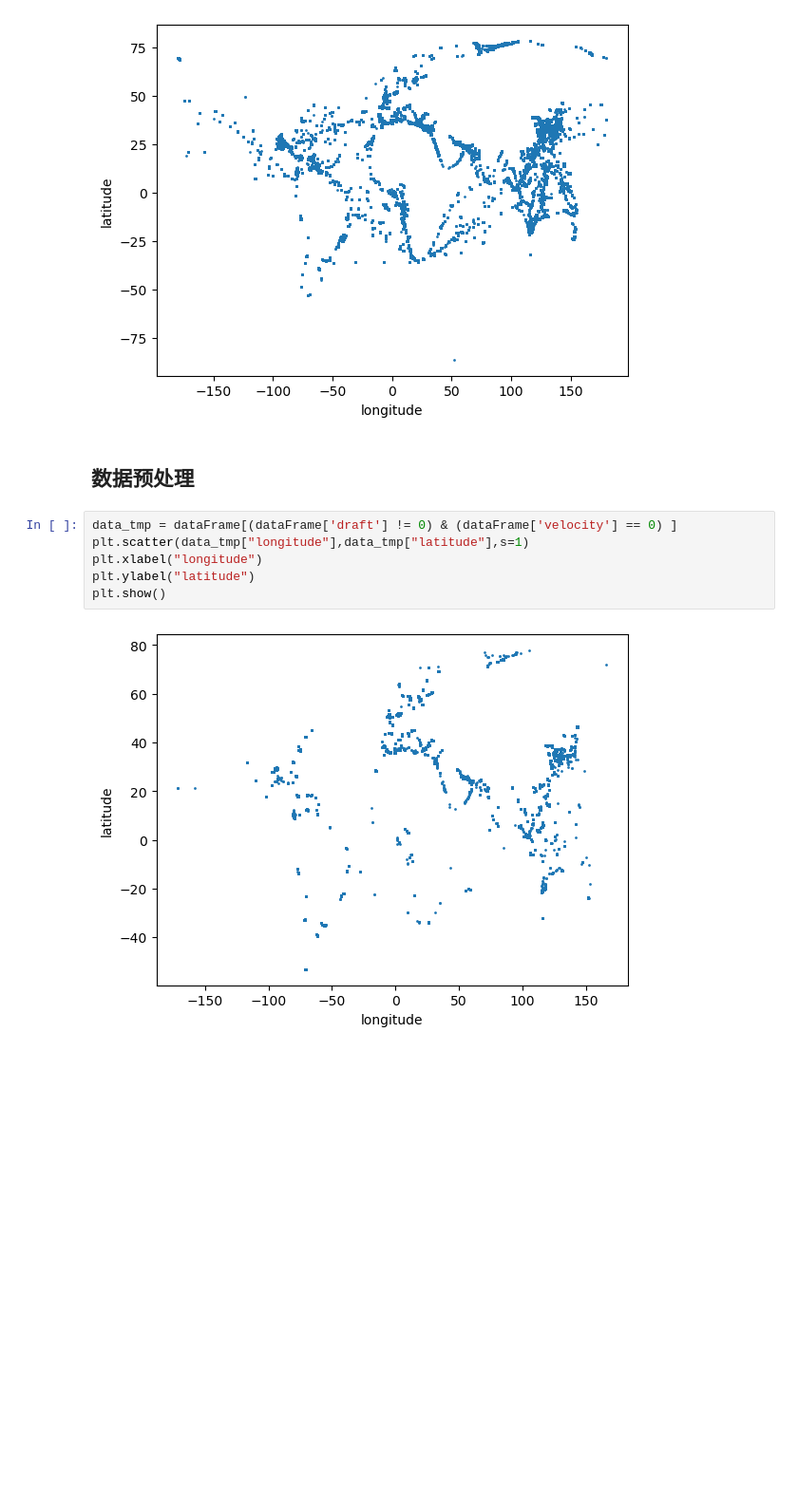
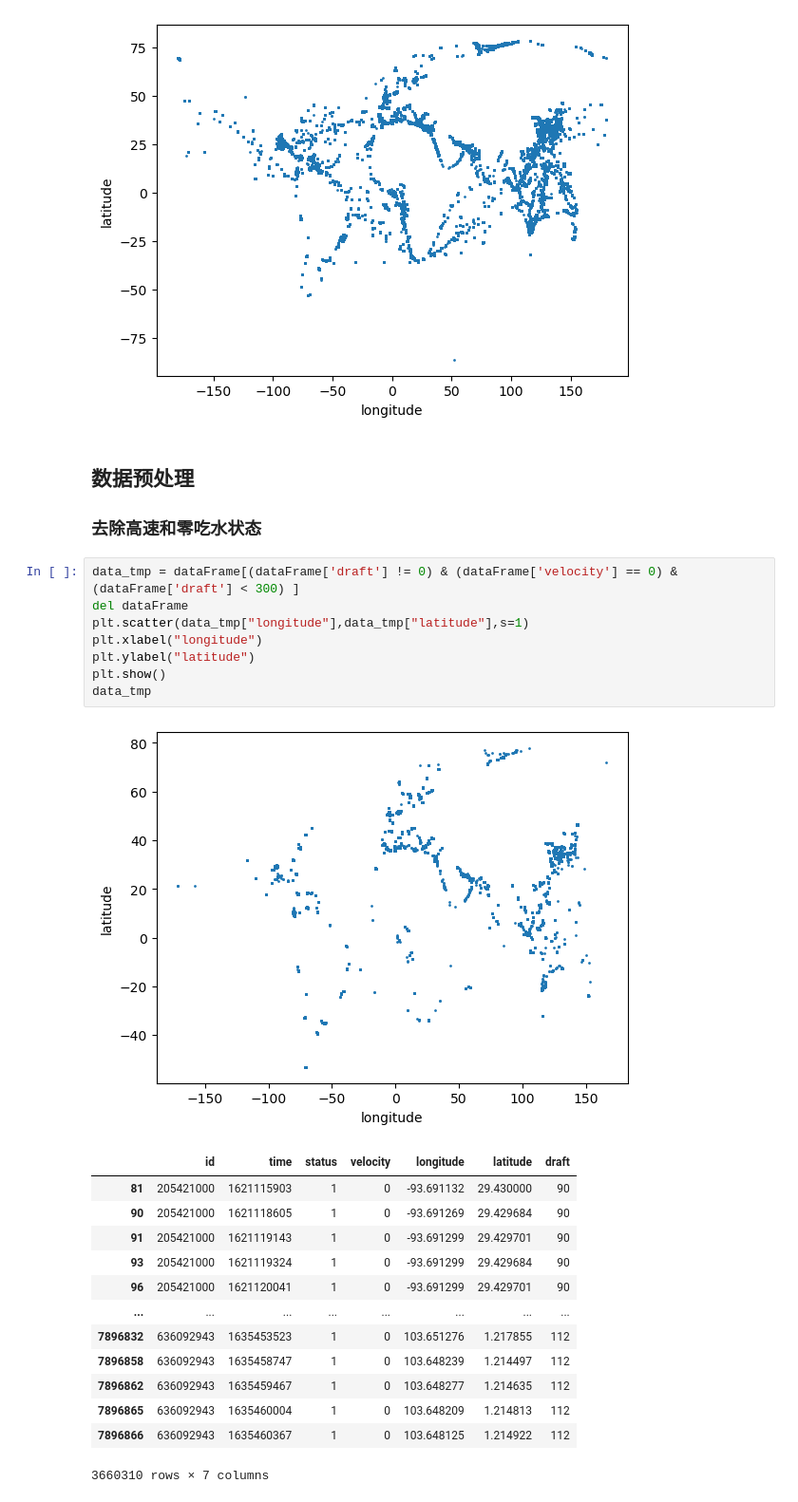
Before and after one commit to Fancyssc/LNG_Dataset_Processing, a Jupyter notebook: Test.ipynb, the cells around one changed output. Shown at 95% size. Drawn from its saved outputs; the diff is of its cells as text; blank space fills up the shorter version.

```diff
--- a/Test.ipynb
+++ b/Test.ipynb
@@ -28,11 +29,27 @@ plt.show()
 [figure]
 # %% [markdown]
 ## 数据预处理
+### 去除高速和零吃水状态
 # %%
-data_tmp = dataFrame[(dataFrame['draft'] != 0) & (dataFrame['velocity'] == 0) ]
+data_tmp = dataFrame[(dataFrame['draft'] != 0) & (dataFrame['velocity'] == 0) & (dataFrame['draft'] < 300) ]
+del dataFrame
 plt.scatter(data_tmp["longitude"],data_tmp["latitude"],s=1)
 plt.xlabel("longitude")
 plt.ylabel("latitude")
 plt.show()
+data_tmp
 # %% [output]
 [figure]
+|  | id | time | status | velocity | longitude | latitude | draft |
+| 81 | 205421000 | 1621115903 | 1 | 0 | -93.691132 | 29.430000 | 90 |
+| 90 | 205421000 | 1621118605 | 1 | 0 | -93.691269 | 29.429684 | 90 |
+| 91 | 205421000 | 1621119143 | 1 | 0 | -93.691299 | 29.429701 | 90 |
+| 93 | 205421000 | 1621119324 | 1 | 0 | -93.691299 | 29.429684 | 90 |
+| 96 | 205421000 | 1621120041 | 1 | 0 | -93.691299 | 29.429701 | 90 |
+| ... | ... | ... | ... | ... | ... | ... | ... |
+| 7896832 | 636092943 | 1635453523 | 1 | 0 | 103.651276 | 1.217855 | 112 |
+| 7896858 | 636092943 | 1635458747 | 1 | 0 | 103.648239 | 1.214497 | 112 |
+| 7896862 | 636092943 | 1635459467 | 1 | 0 | 103.648277 | 1.214635 | 112 |
+| 7896865 | 636092943 | 1635460004 | 1 | 0 | 103.648209 | 1.214813 | 112 |
+| 7896866 | 636092943 | 1635460367 | 1 | 0 | 103.648125 | 1.214922 | 112 |
+3660310 rows × 7 columns
```
Also changed, not shown: parts of 2 cells of this notebook.
